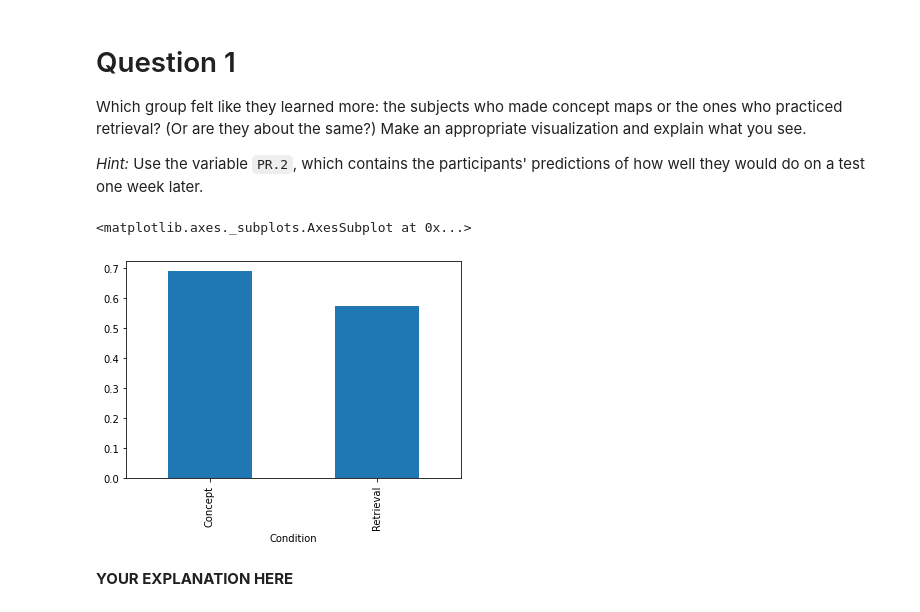
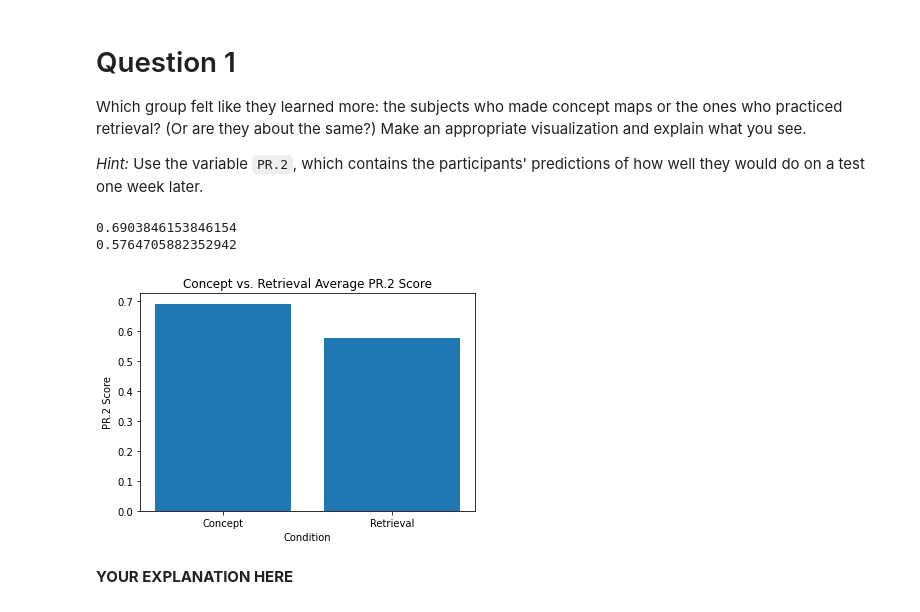
Before and after one commit to Cal-Poly-Data-301/lab-3-drewkostelecky, a Jupyter notebook: DATA_301_Lab_3_Drew_Kostelecky.ipynb, the cells around one changed output. Drawn from its saved outputs; the diff is of its cells as text; code cells hidden in the pictures.

```diff
--- a/DATA_301_Lab_3_Drew_Kostelecky.ipynb
+++ b/DATA_301_Lab_3_Drew_Kostelecky.ipynb
@@ -32,12 +34,23 @@ df_replication.head()
 Which group felt like they learned more: the subjects who made concept maps or the ones who practiced retrieval? (Or are they about the same?) Make an appropriate visualization and explain what you see.
 
 _Hint:_ Use the variable `PR.2`, which contains the participants' predictions of how well they would do on a test one week later.
-# %%
-# YOUR CODE HERE
-df_replication.groupby("Condition")["PR.2"].mean().plot.bar()
-# %% [output]
-<matplotlib.axes._subplots.AxesSubplot at 0x...>
-[figure, removed]
+# %%
+# YOUR CODE HERE
+grouped = df_replication.groupby("Condition").mean()
+concept = grouped.loc["Concept", "PR.2"]
+retrieval = grouped.loc["Retrieval", "PR.2"]
+print(concept.mean())
+print(retrieval.mean())
+
+plt.bar(["Concept", "Retrieval"], [concept, retrieval])
+plt.xlabel("Condition")
+plt.ylabel("PR.2 Score")
+plt.title("Concept vs. Retrieval Average PR.2 Score")
+plt.show()
+# %% [output]
+0.6903846153846154
+0.5764705882352942
+[figure, added]
 # %% [markdown]
 **YOUR EXPLANATION HERE**
 # %% [markdown]
```
Also changed, not shown: parts of 7 cells of this notebook.
